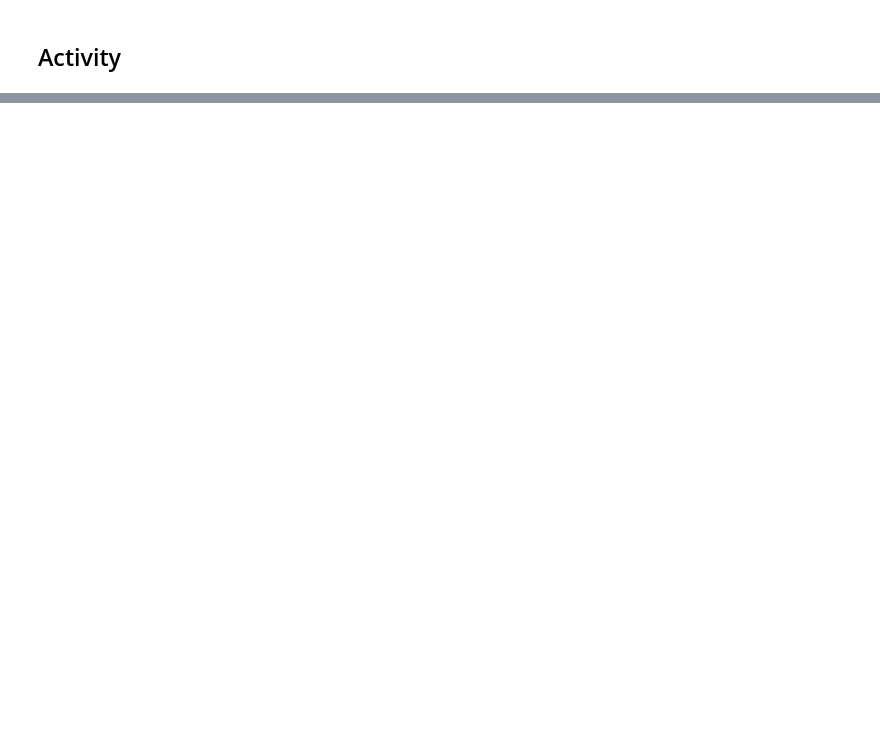
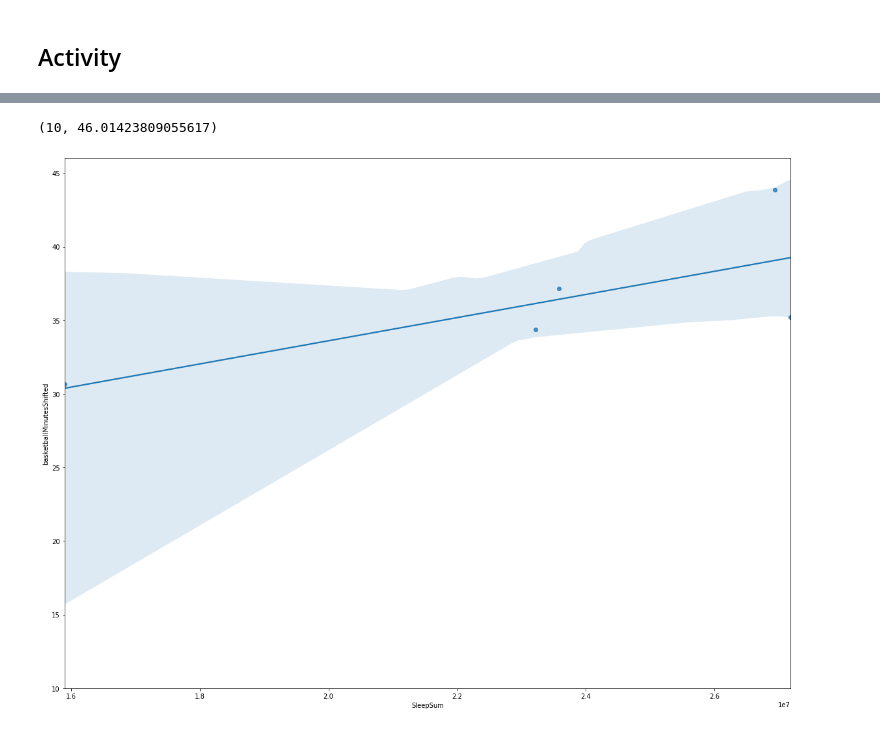
Before and after one commit to JamesIgoe/GoogleFitAnalysis, a Jupyter notebook: Analysis.ipynb, the cells around one changed output, grey strips where cells are left out. Saved outputs shown, nothing was run; the diff lists cells and outputs as text; code cells hidden in the pictures; blank space fills up the shorter version.

```diff
--- a/Analysis.ipynb
+++ b/Analysis.ipynb
@@ -210,0 +396,7 @@ filterForLabels(corr_fit_filtered, 'basketballMinutesShifted')
+# %%
+plt.figure(figsize=(20,15))
+sns.regplot(x='SleepSum', y='basketballMinutesShifted', data=df)
+plt.ylim(10,)
+# %% [output]
+(10, 46.01423809055617)
+[figure, added]
```
Also changed, not shown: parts of 34 cells of this notebook.
